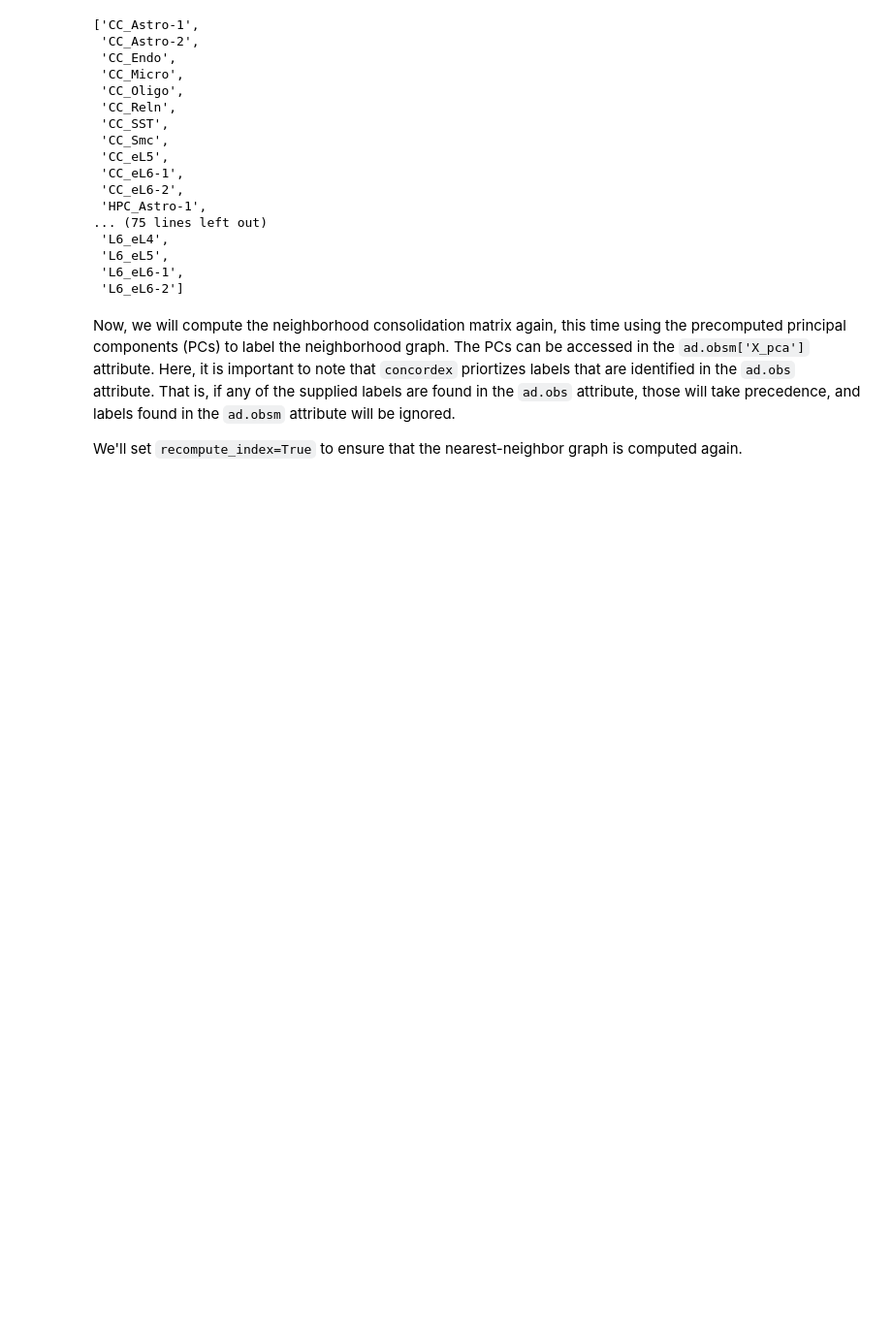
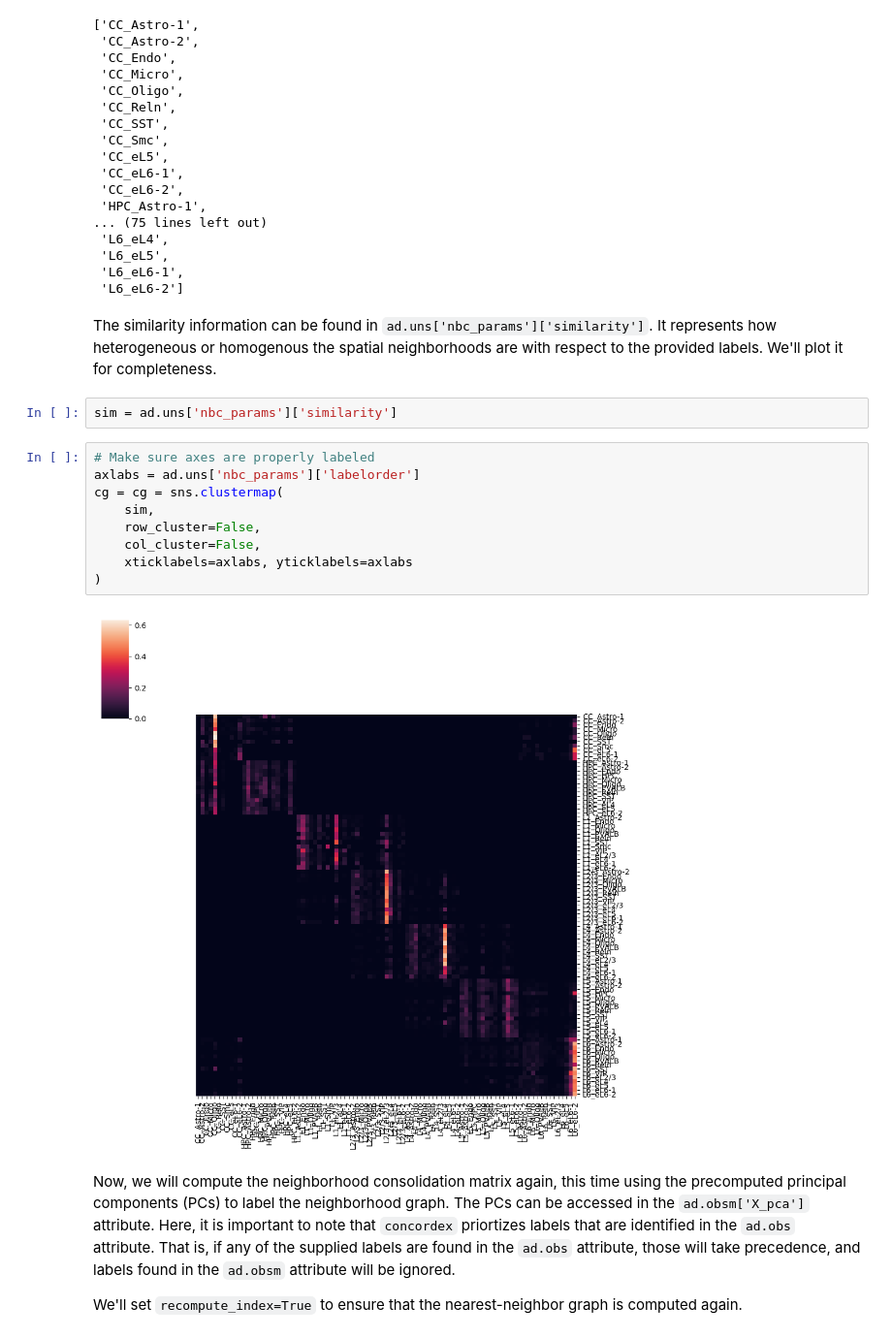
Before and after one commit to pachterlab/concordex, a Jupyter notebook: examples/concordex_py_starmap_demo.ipynb, the cells around one changed output. Shown: that part at 97% size. Saved outputs shown, nothing was run; the diff lists cells and outputs as text; blank space fills up the shorter version.

```diff
--- a/examples/concordex_py_starmap_demo.ipynb
+++ b/examples/concordex_py_starmap_demo.ipynb
@@ -63,6 +63,21 @@ ad.uns['nbc_params']['nbc_colnames']
  'L6_eL5',
  'L6_eL6-1',
  'L6_eL6-2']
+# %% [markdown]
+The similarity information can be found in `ad.uns['nbc_params']['similarity']`. It represents how heterogeneous or homogenous the spatial neighborhoods are with respect to the provided labels. We'll plot it for completeness.
+# %%
+sim = ad.uns['nbc_params']['similarity']
+# %%
+# Make sure axes are properly labeled
+axlabs = ad.uns['nbc_params']['labelorder']
+cg = cg = sns.clustermap(
+    sim,
+    row_cluster=False,
+    col_cluster=False,
+    xticklabels=axlabs, yticklabels=axlabs
+)
+# %% [output]
+[figure, added]
 # %% [markdown]
 Now, we will compute the neighborhood consolidation matrix again, this time using the precomputed principal components (PCs) to label the neighborhood graph. The PCs can be accessed in the ``ad.obsm['X_pca']`` attribute. Here, it is important to note that `concordex` priortizes labels that are identified in the `ad.obs` attribute. That is, if any of the supplied labels are found in the `ad.obs` attribute, those will take precedence, and labels found in the ``ad.obsm`` attribute will be ignored.
 
```
Also changed, not shown: parts of 1 cell of this notebook.
